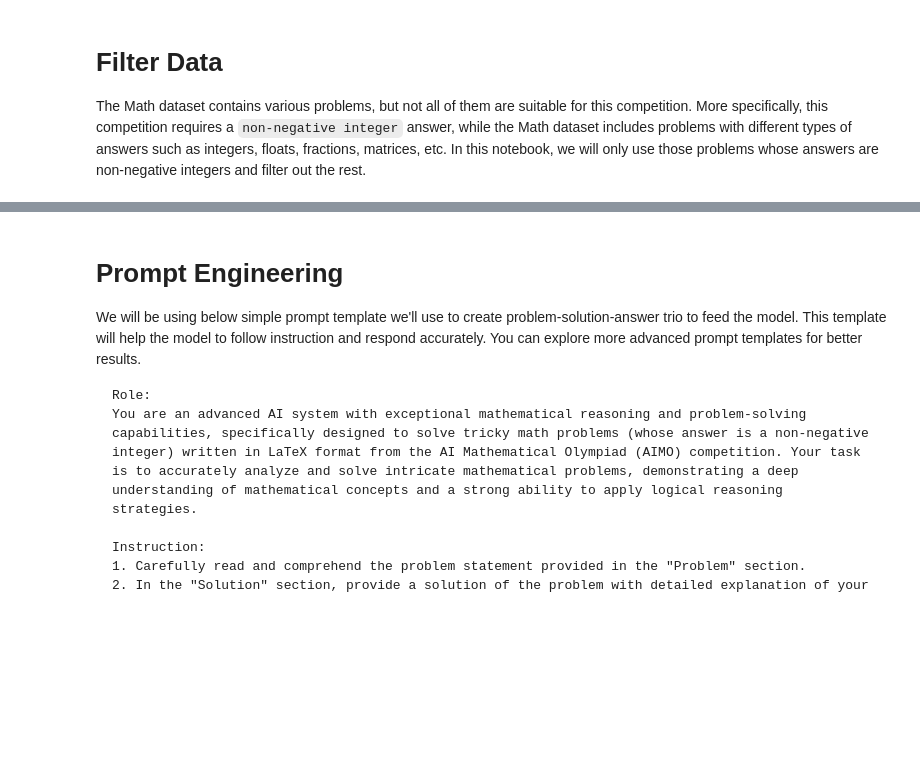
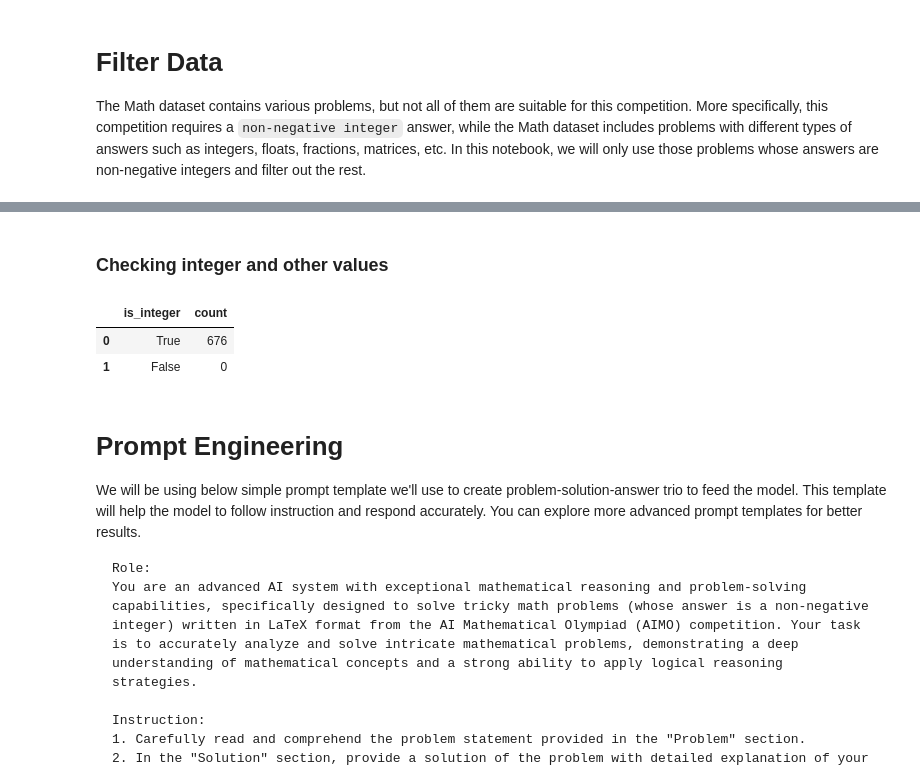
Before and after one commit to Data-Sales-Service/kaggle-work, a Jupyter notebook: aimo-kerasnlp-starter.ipynb, the cells around one changed output, grey strips where cells are left out. Drawn from its saved outputs; the diff is of its cells as text; code cells hidden in the pictures; blank space fills up the shorter version.

```diff
--- a/aimo-kerasnlp-starter.ipynb
+++ b/aimo-kerasnlp-starter.ipynb
@@ -113,3 +114,22 @@ df.head(2)
+# %% [markdown]
+### Checking integer and other values
+# %%
+count_is_integer = df["is_integer"].value_counts()
+
+# Add counts for non-integer values
+non_integer_count = len(df) - count_is_integer.sum()
+
+# Create result DataFrame
+result_df = pd.DataFrame({
+    "is_integer": [True, False],
+    "count": [count_is_integer.get(True, 0), non_integer_count]
+})
+
+result_df
+# %% [output]
+|  | is_integer | count |
+| 0 | True | 676 |
+| 1 | False | 0 |
 # %% [markdown]
 # Prompt Engineering
 
```
Also changed, not shown: parts of 7 cells of this notebook.
